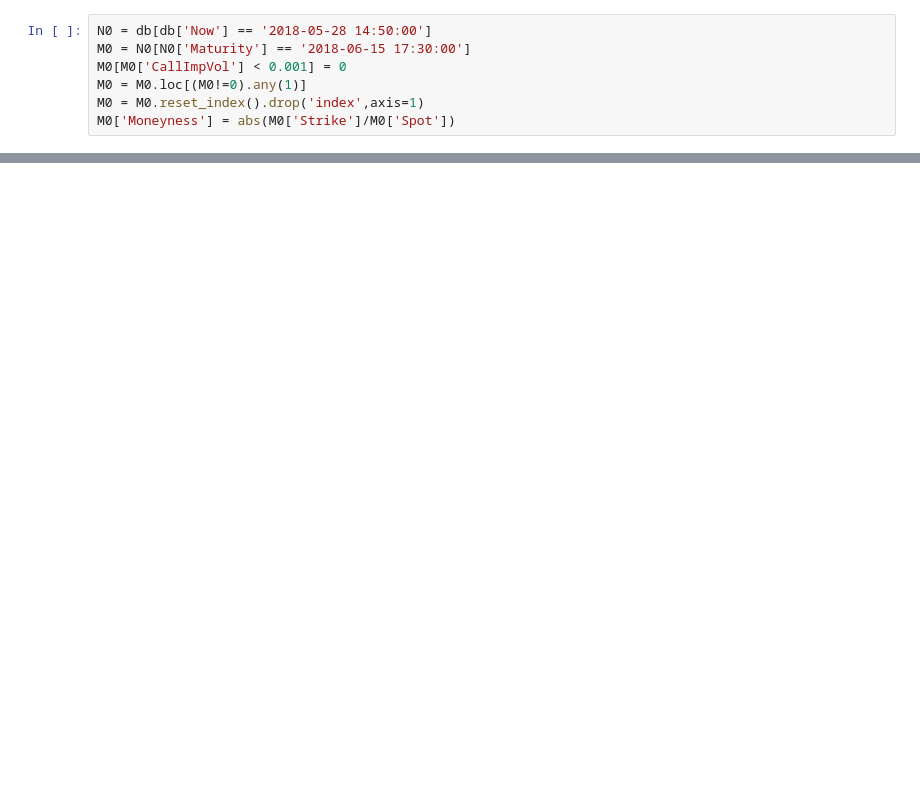
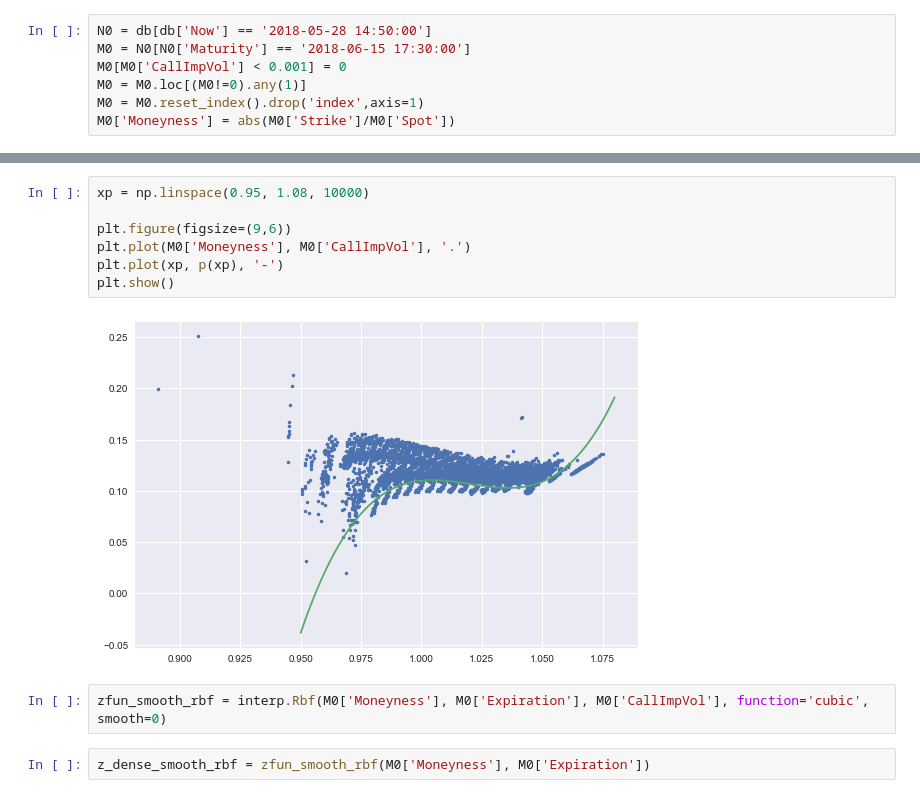
Before and after one commit to LongOnly/Implied-Volatility-Modelling, a Jupyter notebook: Implied Volatility Modelling.ipynb, the cells around one changed output, grey strips where cells are left out. Drawn from its saved outputs; the diff is of its cells as text; blank space fills up the shorter version.

```diff
--- a/Implied Volatility Modelling.ipynb
+++ b/Implied Volatility Modelling.ipynb
@@ -34,0 +41,13 @@ plt.show()
+# %%
+xp = np.linspace(0.95, 1.08, 10000)
+
+plt.figure(figsize=(9,6))
+plt.plot(M0['Moneyness'], M0['CallImpVol'], '.')
+plt.plot(xp, p(xp), '-')
+plt.show()
+# %% [output]
+[figure, added]
+# %%
+zfun_smooth_rbf = interp.Rbf(M0['Moneyness'], M0['Expiration'], M0['CallImpVol'], function='cubic', smooth=0)
+# %%
+z_dense_smooth_rbf = zfun_smooth_rbf(M0['Moneyness'], M0['Expiration'])
```
Also changed, not shown: parts of 3 cells of this notebook.
